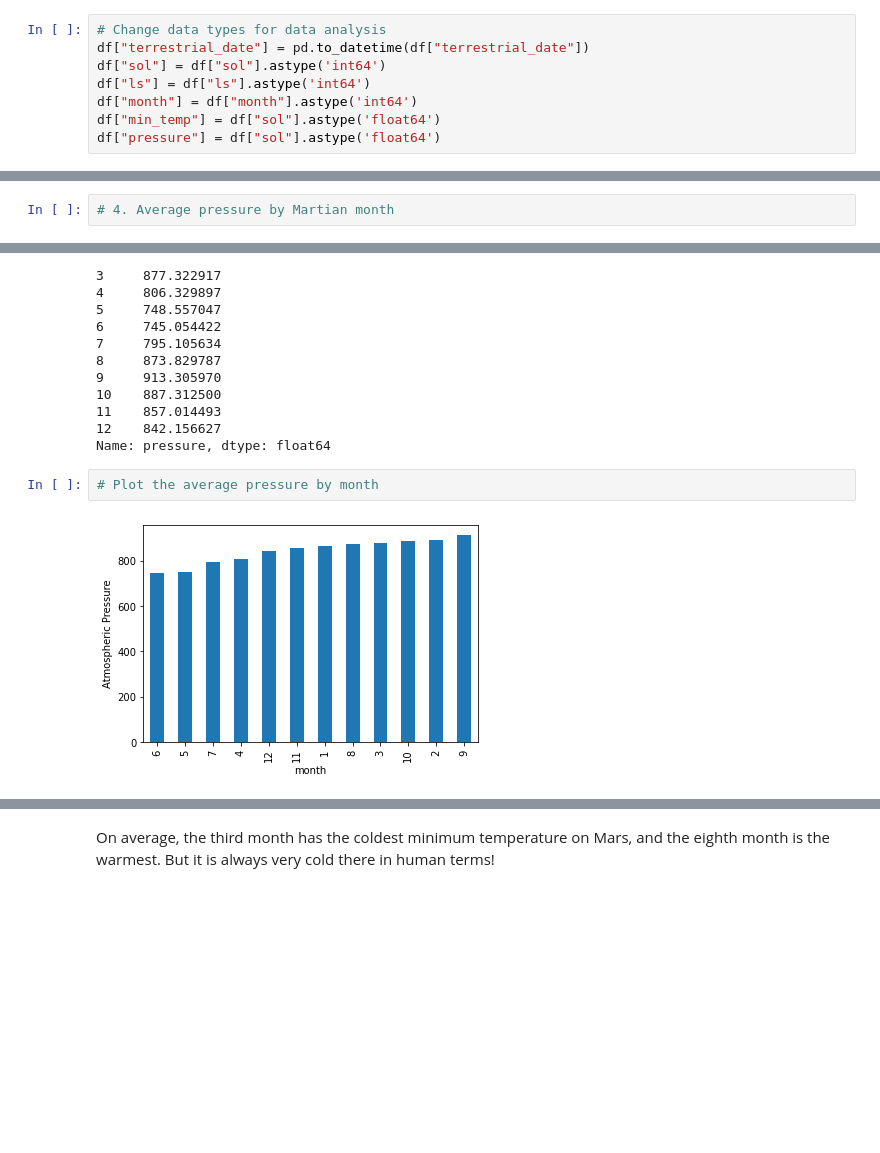
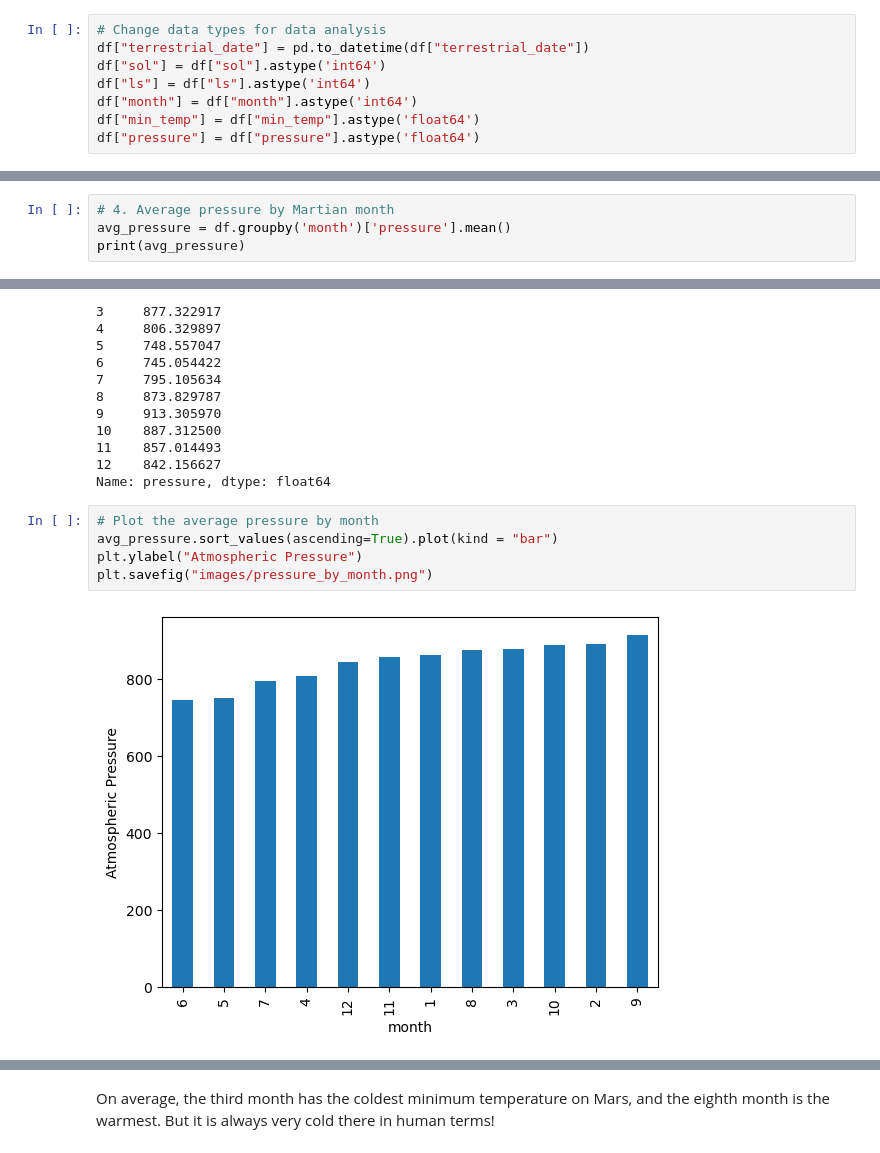
Before and after one commit to khp023/Mars_Analysis, a Jupyter notebook: part_2_mars_weather.ipynb, the cells around one changed output, grey strips where cells are left out. Saved outputs shown, nothing was run; the diff lists cells and outputs as text; blank space fills up the shorter version.

```diff
--- a/part_2_mars_weather.ipynb
+++ b/part_2_mars_weather.ipynb
@@ -118,8 +118,8 @@ df["terrestrial_date"] = pd.to_datetime(df["terrestrial_date"])
 df["sol"] = df["sol"].astype('int64')
 df["ls"] = df["ls"].astype('int64')
 df["month"] = df["month"].astype('int64')
-df["min_temp"] = df["sol"].astype('float64')
-df["pressure"] = df["sol"].astype('float64')
+df["min_temp"] = df["min_temp"].astype('float64')
+df["pressure"] = df["pressure"].astype('float64')
 # %%
 # Confirm type changes were successful by examining data types again
 df.dtypes
@@ -196,5 +210,7 @@ Name: min_temp, dtype: float64
 # %%
 # 4. Average pressure by Martian month
+avg_pressure = df.groupby('month')['pressure'].mean()
+print(avg_pressure)
 # %% [output]
 month
 1     862.488506
@@ -212,7 +228,10 @@ month
 Name: pressure, dtype: float64
 # %%
 # Plot the average pressure by month
+avg_pressure.sort_values(ascending=True).plot(kind = "bar")
+plt.ylabel("Atmospheric Pressure")
+plt.savefig("images/pressure_by_month.png")
 # %% [output]
-[figure, old version]
+[figure, new version]
 # %%
 # 5. How many terrestrial (earth) days are there in a Martian year?
```
Also changed, not shown: parts of 7 cells of this notebook, 4 other files.
